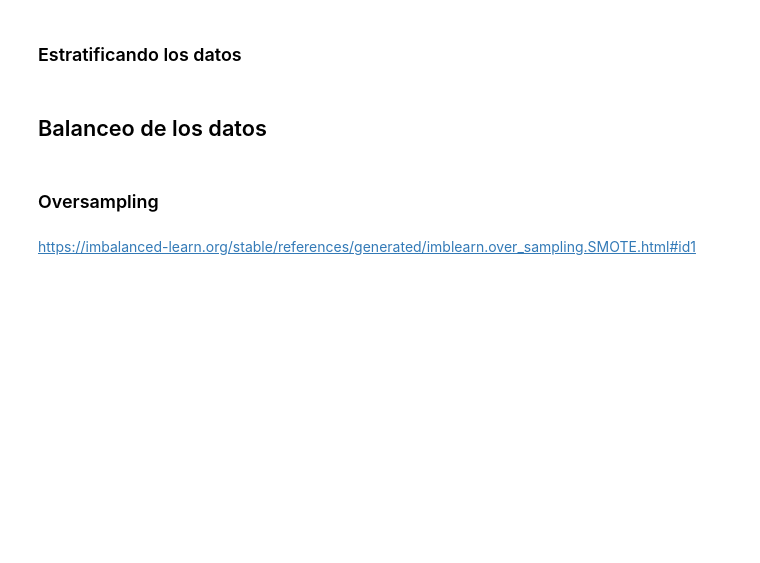
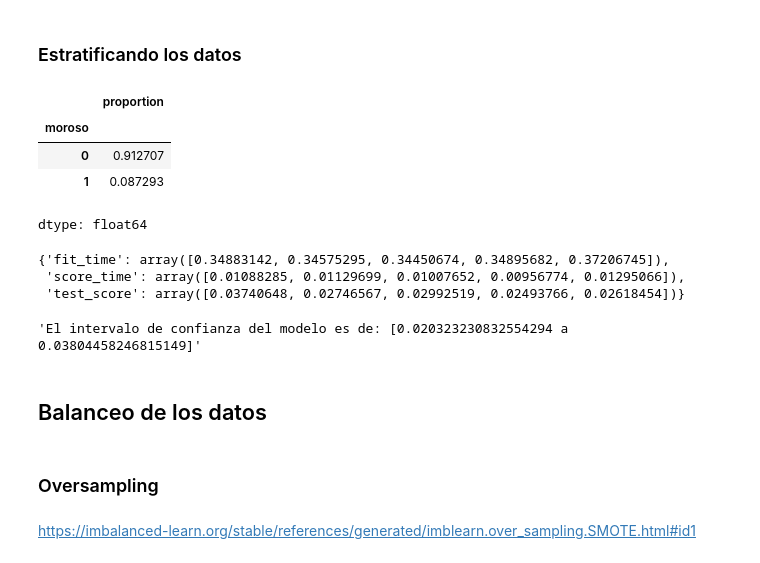
Before and after one commit to Macklane2000/Desafio1JuanData, a Jupyter notebook: Clasificacion_validacion_y_metricas.ipynb, the cells around one changed output. Saved outputs shown, nothing was run; the diff lists cells and outputs as text; code cells hidden in the pictures; blank space fills up the shorter version.

```diff
--- a/Clasificacion_validacion_y_metricas.ipynb
+++ b/Clasificacion_validacion_y_metricas.ipynb
@@ -289,2 +255,10 @@ intervalo_confianza(cv_resultados)
 # %% [markdown]
 ### Estratificando los datos
+# %%
+datos.moroso.value_counts(normalize=True)
+# %% [output]
+|  | proportion |
+| moroso |  |
+| 0 | 0.912707 |
+| 1 | 0.087293 |
+dtype: float64
@@ -291,3 +267,15 @@ intervalo_confianza(cv_resultados)
+# %%
+modelo = DecisionTreeClassifier(max_depth=10)
+skf = StratifiedKFold(n_splits=5,shuffle=True,random_state=5)
+cv_resultados = cross_validate(modelo,X,y,cv=skf,scoring='recall')
+# %% [output]
+{'fit_time': array([0.34883142, 0.34575295, 0.34450674, 0.34895682, 0.37206745]),
+ 'score_time': array([0.01088285, 0.01129699, 0.01007652, 0.00956774, 0.01295066]),
+ 'test_score': array([0.03740648, 0.02746567, 0.02992519, 0.02493766, 0.02618454])}
+# %%
+intervalo_confianza(cv_resultados)
+# %% [output]
+'El intervalo de confianza del modelo es de: [0.020323230832554294 a 0.03804458246815149]'
 # %% [markdown]
 ## <font color='dark'>Balanceo de los datos</h1>
 # %% [markdown]
```
Also changed, not shown: parts of 44 cells of this notebook.
